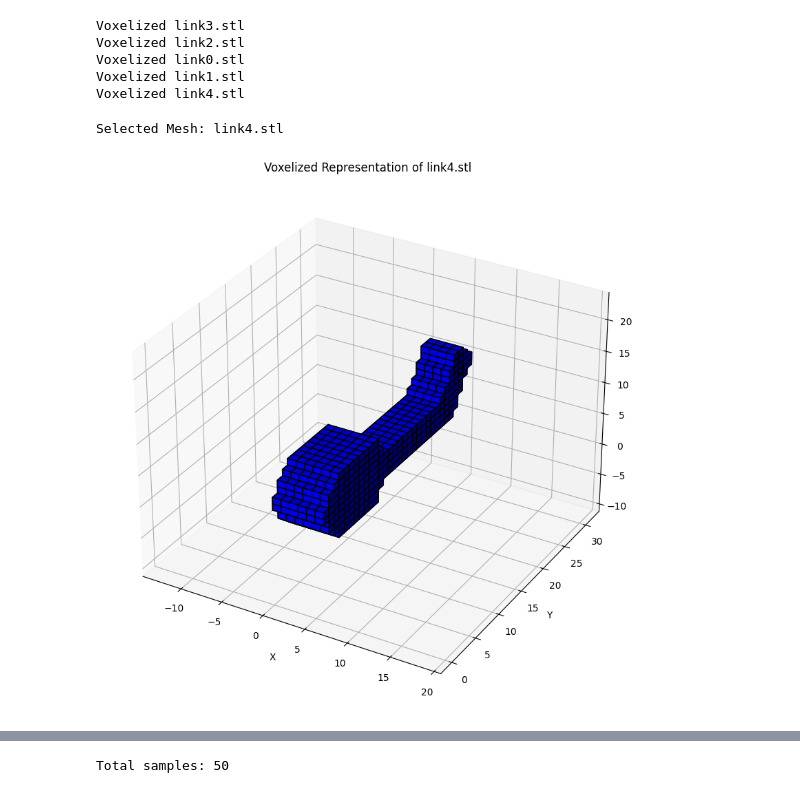
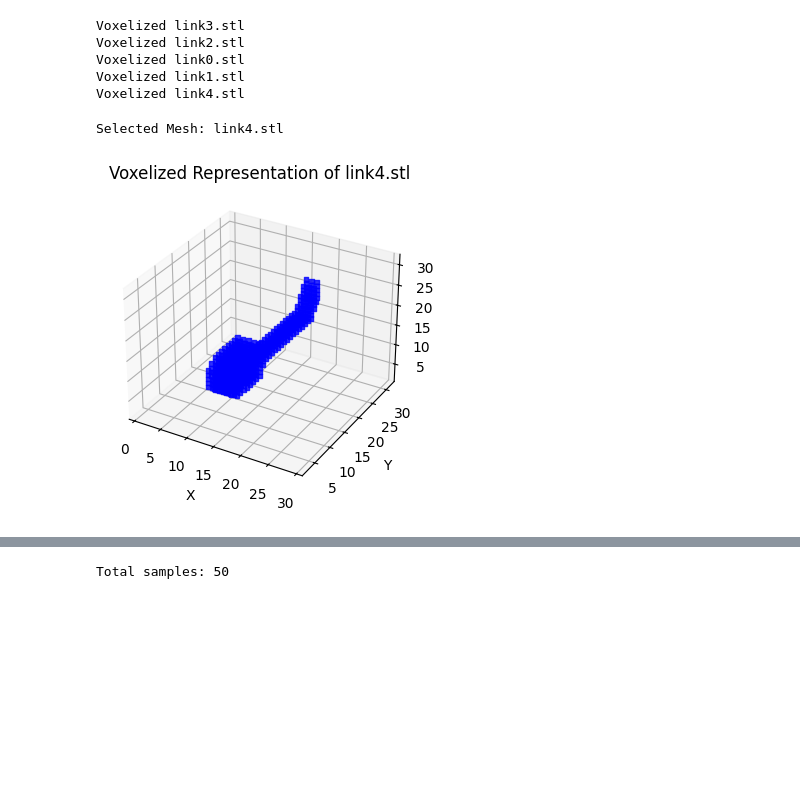
Before and after one commit to zhihao-lin/3DV_2024Fall, a Jupyter notebook: nov_21_get3d/ads10/testing.ipynb, the cells around one changed output, grey strips where cells are left out. Saved outputs shown, nothing was run; the diff lists cells and outputs as text; code cells hidden in the pictures; blank space fills up the shorter version.

```diff
--- a/nov_21_get3d/ads10/testing.ipynb
+++ b/nov_21_get3d/ads10/testing.ipynb
@@ -208,22 +204,22 @@ def render_images_and_save(mesh_path, image_dir, num_views=10, image_size=64):
 # %%
 def mesh_to_voxel(mesh_path, voxel_dim=32):
     mesh = trimesh.load(mesh_path)
-    # Normalize the mesh to fit within a cube [-0.5, 0.5]^3
-    mesh.apply_translation(-mesh.bounds.mean(axis=0))
-    scale = 1.0 / max(mesh.extents)
-    mesh.apply_scale(scale)
-
-    # Create a grid of points
+    # Normalize the mesh to fit in a unit cube centered at the origin
+    mesh.apply_translation(-mesh.centroid)
+    scale_factor = 1.0 / np.max(mesh.extents)
+    mesh.apply_scale(scale_factor)
+    # Create a grid of points within the unit cube
     linspaces = [np.linspace(-0.5, 0.5, voxel_dim) for _ in range(3)]
     grid = np.stack(np.meshgrid(*linspaces, indexing='ij'), -1).reshape(-1, 3)
-
     # Check which points are inside the mesh
     contains = mesh.contains(grid)
     voxel_data = contains.reshape((voxel_dim, voxel_dim, voxel_dim))
-
     return voxel_data.astype(np.float32)
 
+
 # Voxelize and save all meshes
+mesh_dir = './stl_models/'         # Directory containing your CAD models
+image_dir = './rendered_images/'   # Directory to save rendered images
 voxel_dir = './voxel_data/'
 os.makedirs(voxel_dir, exist_ok=True)
 
@@ -244,11 +240,7 @@ Voxelized link4.stl
 def display_random_voxel(mesh_dir, voxel_size=32):
     """
     Selects a random STL/OBJ file from the specified directory, voxelizes it,
-    and displays the voxel representation using matplotlib with equal aspect ratios.
-
-    Parameters:
-    - mesh_dir (str): Path to the directory containing STL/OBJ files.
-    - voxel_size (int): Resolution of the voxel grid.
+    and displays the voxel representation using Matplotlib.
     """
     # List all STL and OBJ files in the directory
     mesh_files = [f for f in os.listdir(mesh_dir) if f.lower().endswith(('.stl', '.obj'))]
@@ -262,34 +254,19 @@ def display_random_voxel(mesh_dir, voxel_size=32):
     mesh_path = os.path.join(mesh_dir, selected_mesh)
     print(f"Selected Mesh: {selected_mesh}")
 
-    # Load the mesh
-    mesh = trimesh.load(mesh_path)
+    # Load and voxelize the mesh
+    voxel_data = mesh_to_voxel(mesh_path, voxel_dim=voxel_size)
 
-    if mesh.is_empty:
-        print("The selected mesh is empty.")
-        return
+    # Get the coordinates of the occupied voxels
+    filled = np.argwhere(voxel_data)
+    x, y, z = filled[:,0], filled[:,1], filled[:,2]
 
-    # Voxelize the mesh
-    # Ensure the pitch is set correctly based on the bounding box size
-    pitch = mesh.scale / voxel_size if mesh.scale > 0 else 1.0 / voxel_size
-    voxel = mesh.voxelized(pitch=pitch)
-
-    if voxel is None:
-        print("Voxelization failed.")
-        return
-
-    # Get the voxel matrix
-    matrix = voxel.matrix
-
-    # Plotting
-    fig = plt.figure(figsize=(10, 10))
+    # Create a Matplotlib figure
+    fig = plt.figure(figsize=(4, 4))
     ax = fig.add_subplot(111, projection='3d')
 
-    # Create a boolean mask where voxels are present
-    filled = matrix
-
-    # Plot voxels
-    ax.voxels(filled, facecolors='blue', edgecolor='k')
+    # Plot the voxels
+    ax.scatter(x, y, z, c='blue', marker='s', s=10, alpha=0.8)
 
     # Set labels
     ax.set_xlabel('X')
@@ -306,33 +283,63 @@ def set_axes_equal(ax):
     """
     Sets equal aspect ratio for 3D plots.
 
     Parameters:
     - ax (mpl_toolkits.mplot3d.Axes3D): The 3D axes to adjust.
     """
     x_limits = ax.get_xlim3d()
     y_limits = ax.get_ylim3d()
     z_limits = ax.get_zlim3d()
 
     x_range = abs(x_limits[1] - x_limits[0])
     x_middle = np.mean(x_limits)
     y_range = abs(y_limits[1] - y_limits[0])
     y_middle = np.mean(y_limits)
     z_range = abs(z_limits[1] - z_limits[0])
     z_middle = np.mean(z_limits)
 
-    # The plot bounding box is a sphere in the sense of the infinity norm, hence max range
+    # The plot bounding box is a cube in the sense of the infinity norm
     plot_radius = 0.5 * max([x_range, y_range, z_range])
 
     ax.set_xlim3d([x_middle - plot_radius, x_middle + plot_radius])
     ax.set_ylim3d([y_middle - plot_radius, y_middle + plot_radius])
     ax.set_zlim3d([z_middle - plot_radius, z_middle + plot_radius])
 
+def mesh_to_voxel(mesh_path, voxel_dim=32):
+    """
+    Converts a mesh to a voxel grid.
+
+    Parameters:
+    - mesh_path (str): Path to the mesh file.
+    - voxel_dim (int): The dimension of the voxel grid.
+
+    Returns:
+    - voxel_data (np.ndarray): A 3D numpy array representing the voxel grid.
+    """
+    mesh = trimesh.load(mesh_path)
+    if mesh.is_empty:
+        print(f"Skipped {os.path.basename(mesh_path)} because it's empty.")
+        return None
+
+    # Normalize and center the mesh
+    mesh.apply_translation(-mesh.centroid)
+    scale_factor = 1.0 / np.max(mesh.extents)
+    mesh.apply_scale(scale_factor)
+
+    # Create a grid of points within the unit cube
+    linspaces = [np.linspace(-0.5, 0.5, voxel_dim) for _ in range(3)]
+    grid = np.stack(np.meshgrid(*linspaces, indexing='ij'), -1).reshape(-1, 3)
+
+    # Check which points are inside the mesh
+    contains = mesh.contains(grid)
+    voxel_data = contains.reshape((voxel_dim, voxel_dim, voxel_dim))
+    return voxel_data.astype(np.bool_)
+
 # Define the directory containing your STL/OBJ files
 mesh_directory = './stl_models/'
 
 # Display a random voxelized mesh
 display_random_voxel(mesh_directory, voxel_size=32)
 # %% [output]
 Selected Mesh: link4.stl
-[figure, old version]
+[figure, new version]
 # %%
```
Also changed, not shown: parts of 13 cells of this notebook.
